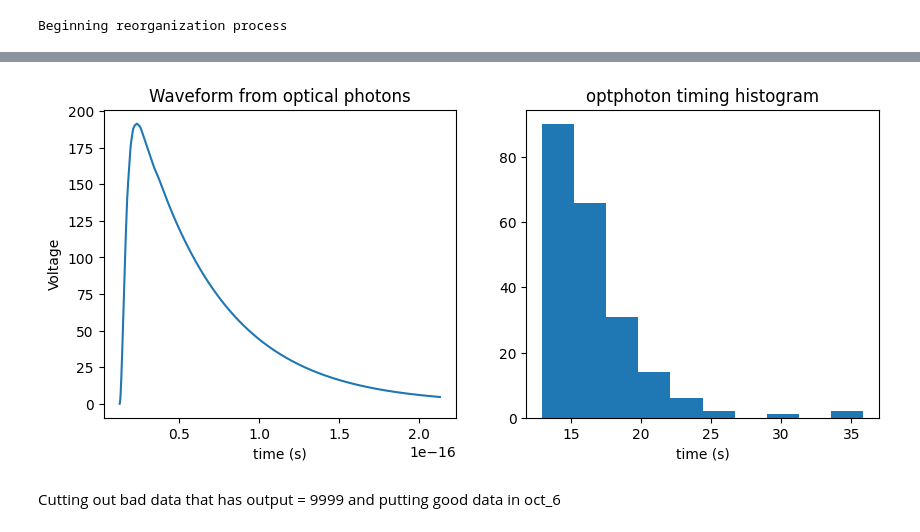
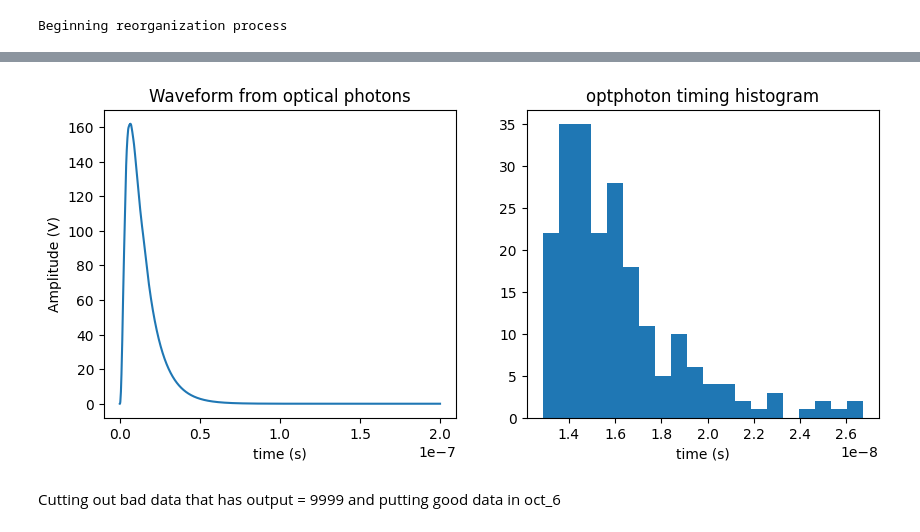
Before and after one commit to RowanKell/work_eic, a Jupyter notebook: macros/Timing_estimation/CFDEnergyTiming.ipynb, the cells around one changed output, grey strips where cells are left out. Drawn from its saved outputs; the diff is of its cells as text; code cells hidden in the pictures.

```diff
--- a/macros/Timing_estimation/CFDEnergyTiming.ipynb
+++ b/macros/Timing_estimation/CFDEnergyTiming.ipynb
@@ -235,7 +236,7 @@ class SiPMSignalProcessor:
     def __init__(self,
                  sampling_rate=40e9,  # 40 GHz sampling rate
                  tau_rise=1e-9,       # 1 ns rise time
-                 tau_fall=50e-9,      # 50 ns fall time
+                 tau_fall=10e-9,      # 50 ns fall time
                  window=200e-9,       # 200 ns time window
                  cfd_delay=5e-9,      # 5 ns delay for CFD
                  cfd_fraction=0.3):   # 30% fraction for CFD
@@ -355,17 +356,17 @@ charge = processor.integrate_charge(waveform)
 timing = processor.cfd_timing(waveform)
 # %%
 fig, axs = plot.subplots(1,2,figsize = (10,4))
-convert_time = (time + min_time.item()) * 10 ** (-9)
+convert_time = time + (min_time.item() * 10 ** (-9))
 axs[0].plot(convert_time,waveform);
-axs[1].hist(nn_input[0][1],bins = 10);
+axs[1].hist(np.array(nn_input[0][1])* 10 ** (-9),bins = 20);
 axs[1].set_title("optphoton timing histogram")
 axs[0].set_xlabel("time (s)")
 axs[1].set_xlabel("time (s)")
-axs[0].set_ylabel("Voltage")
+axs[0].set_ylabel("Amplitude (V)")
 axs[0].set_title("Waveform from optical photons")
 plot.show()
 fig.savefig("waveform.pdf")
 # %% [output]
-[figure, old version]
+[figure, new version]
 # %%
 prediction_input, prediction_output= prepare_prediction_input(nn_input,nn_output)
```
Also changed, not shown: parts of 16 cells of this notebook, 8 other files.
